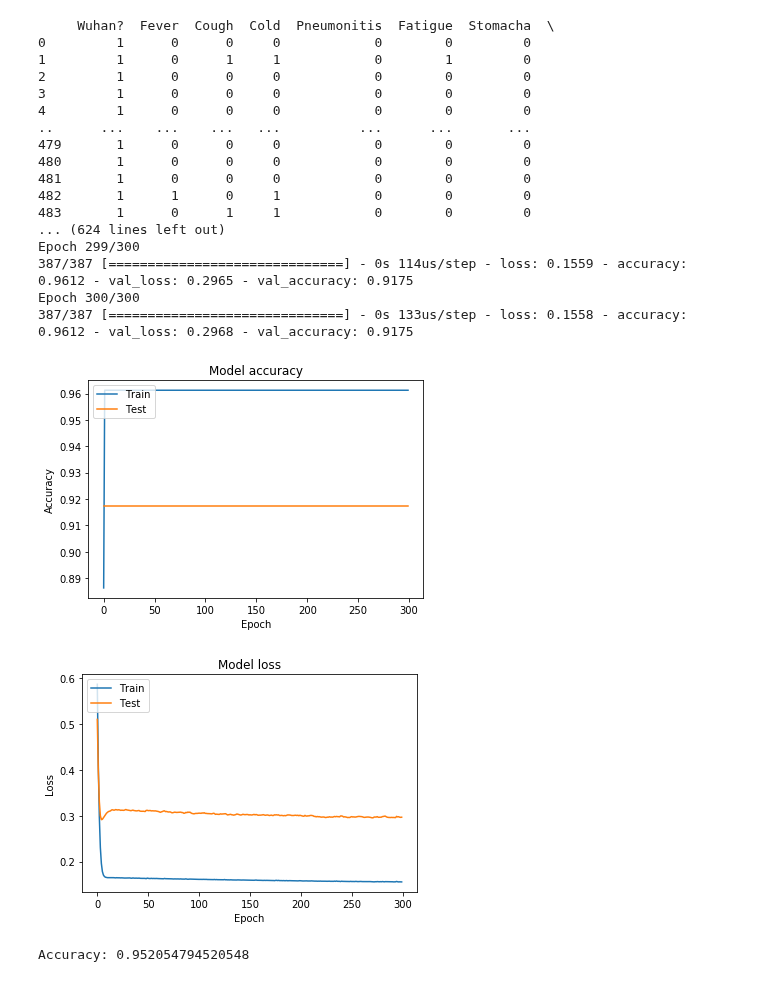
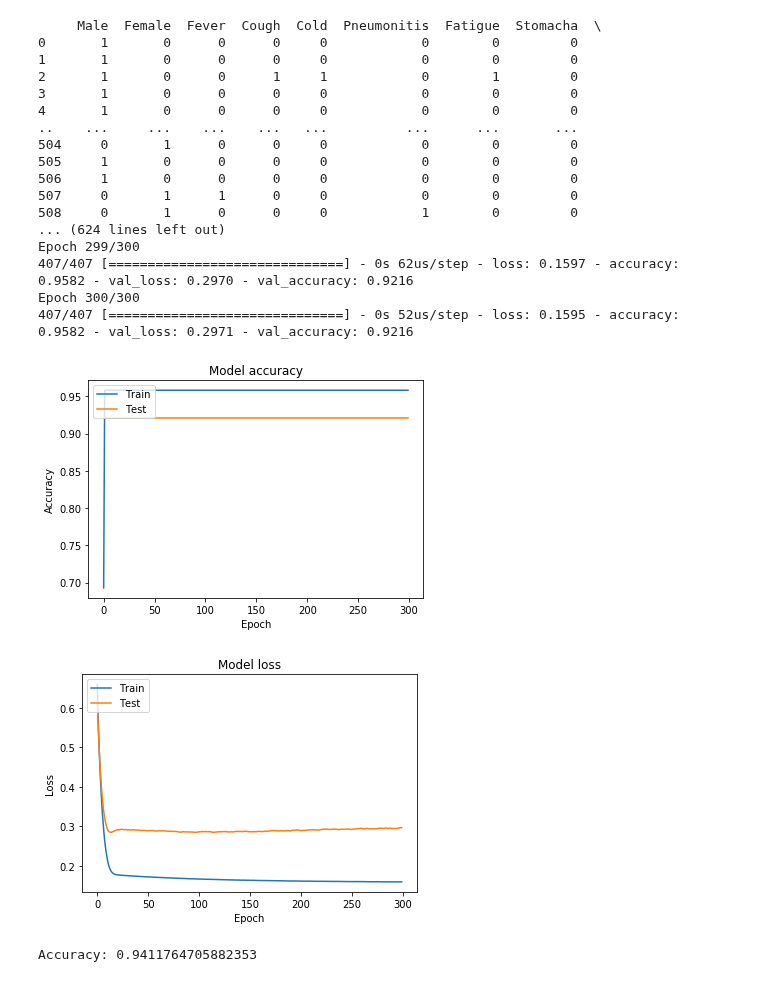
Before and after one commit to github-prathma/Spread_Of_Corona_Virus_Analysis, a Jupyter notebook: PredictionModel/PredictBasedOnConfirmedCase.ipynb, the cells around one changed output. Cells and saved outputs as stored; diff of their text form; code cells hidden in the pictures.

```diff
--- a/PredictionModel/PredictBasedOnConfirmedCase.ipynb
+++ b/PredictionModel/PredictBasedOnConfirmedCase.ipynb
@@ -162,7 +171,7 @@ writer = csv.writer(f)
 writer.writerows(cleanedData)
 f.close()
 # %%
-df = pd.read_csv("CleanedConfirmedCase.csv")
+df = pd.read_csv("NewCleanedConfirmedCase.csv")
 # %%
 df
 # %% [output]
@@ -182,6 +191,6 @@ df
 # %%
 
-X = df.iloc[:,-10:-1]
+X = df.iloc[:,:-1]
 Y = df.iloc[:,-1]
 print(X)
 print(Y)
@@ -189,57 +198,57 @@ print(Y)
 
 def create_model_null():
     model = Sequential()
-    model.add(Dense(18,input_dim = 9, activation = 'sigmoid'))
+    model.add(Dense(20,input_dim = 10, activation = 'sigmoid'))
     model.add(Dense(1,activation = 'sigmoid'))
     return model
 
 
 '''
 Model just with backpropagation
 '''
 def BP(X,Y):
     n = create_model_null()
     n.compile(optimizer = 'rmsprop', loss = 'binary_crossentropy', metrics = ['accuracy'])
-    history = n.fit(X, Y, validation_split=0.2, epochs=300, batch_size=10, verbose=1, shuffle = True)
+    history = n.fit(X, Y, validation_split=0.2, epochs=300, batch_size=30, verbose=1, shuffle = True)
     # Plot training & validation accuracy values
     plt.plot(history.history['accuracy'])
     plt.plot(history.history['val_accuracy'])
     plt.title('Model accuracy')
     plt.ylabel('Accuracy')
     plt.xlabel('Epoch')
     plt.legend(['Train', 'Test'], loc='upper left')
     plt.show()
 
     # Plot training & validation loss values
     plt.plot(history.history['loss'])
     plt.plot(history.history['val_loss'])
     plt.title('Model loss')
     plt.ylabel('Loss')
     plt.xlabel('Epoch')
     plt.legend(['Train', 'Test'], loc='upper left')
     plt.show()
 
 BP(X,Y)
 # %% [output]
-     Wuhan?  Fever  Cough  Cold  Pneumonitis  Fatigue  Stomacha  \
-0         1      0      0     0            0        0         0
-1         1      0      1     1            0        1         0
-2         1      0      0     0            0        0         0
-3         1      0      0     0            0        0         0
-4         1      0      0     0            0        0         0
-..      ...    ...    ...   ...          ...      ...       ...
-479       1      0      0     0            0        0         0
-480       1      0      0     0            0        0         0
-481       1      0      0     0            0        0         0
-482       1      1      0     1            0        0         0
-483       1      0      1     1            0        0         0
+     Male  Female  Fever  Cough  Cold  Pneumonitis  Fatigue  Stomacha  \
+0       1       0      0      0     0            0        0         0
+1       1       0      0      0     0            0        0         0
+2       1       0      0      1     1            0        1         0
+3       1       0      0      0     0            0        0         0
+4       1       0      0      0     0            0        0         0
+..    ...     ...    ...    ...   ...          ...      ...       ...
+504     0       1      0      0     0            0        0         0
+505     1       0      0      0     0            0        0         0
+506     1       0      0      0     0            0        0         0
+507     0       1      1      0     0            0        0         0
+508     0       1      0      0     0            1        0         0
 ... (624 lines left out)
 Epoch 299/300
-387/387 [==============================] - 0s 114us/step - loss: 0.1559 - accuracy: 0.9612 - val_loss: 0.2965 - val_accuracy: 0.9175
+407/407 [==============================] - 0s 62us/step - loss: 0.1597 - accuracy: 0.9582 - val_loss: 0.2970 - val_accuracy: 0.9216
 Epoch 300/300
-387/387 [==============================] - 0s 133us/step - loss: 0.1558 - accuracy: 0.9612 - val_loss: 0.2968 - val_accuracy: 0.9175
+407/407 [==============================] - 0s 52us/step - loss: 0.1595 - accuracy: 0.9582 - val_loss: 0.2971 - val_accuracy: 0.9216
-[figure, old version]
+[figure, new version]
-[figure, old version]
+[figure, new version]
 # %%
 from sklearn.tree import DecisionTreeClassifier # Import Decision Tree Classifier
 from sklearn.model_selection import train_test_split # Import train_test_split function
@@ -252,4 +261,4 @@ clf = clf.fit(X_train,y_train)
 y_pred = clf.predict(X_test)
 print("Accuracy:",metrics.accuracy_score(y_test, y_pred))
 # %% [output]
-Accuracy: 0.952054794520548
+Accuracy: 0.9411764705882353
```
Also changed, not shown: parts of 8 cells of this notebook, 2 other files.
